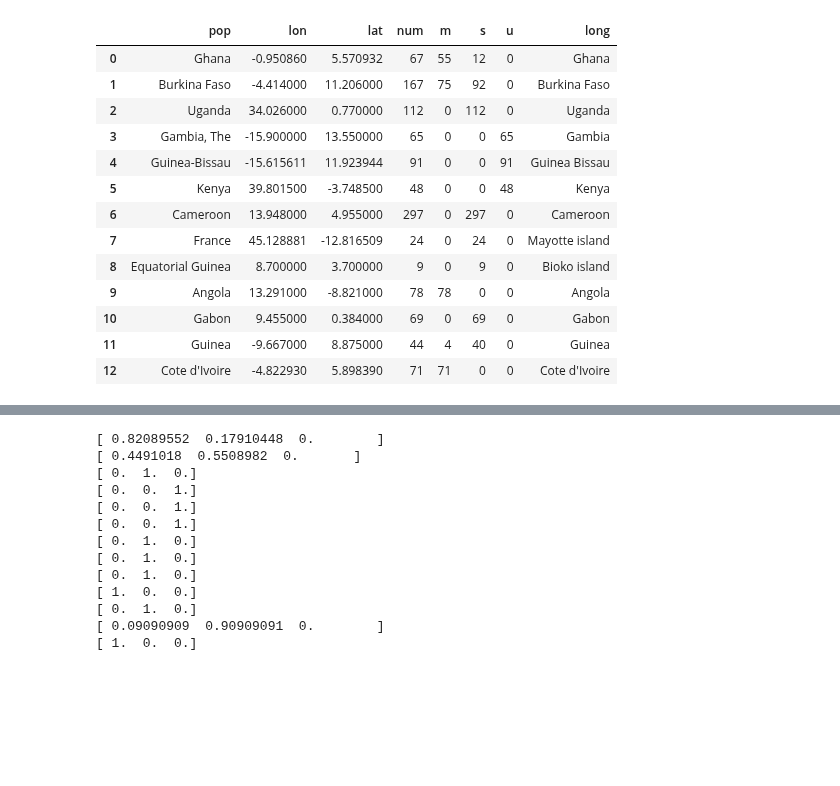
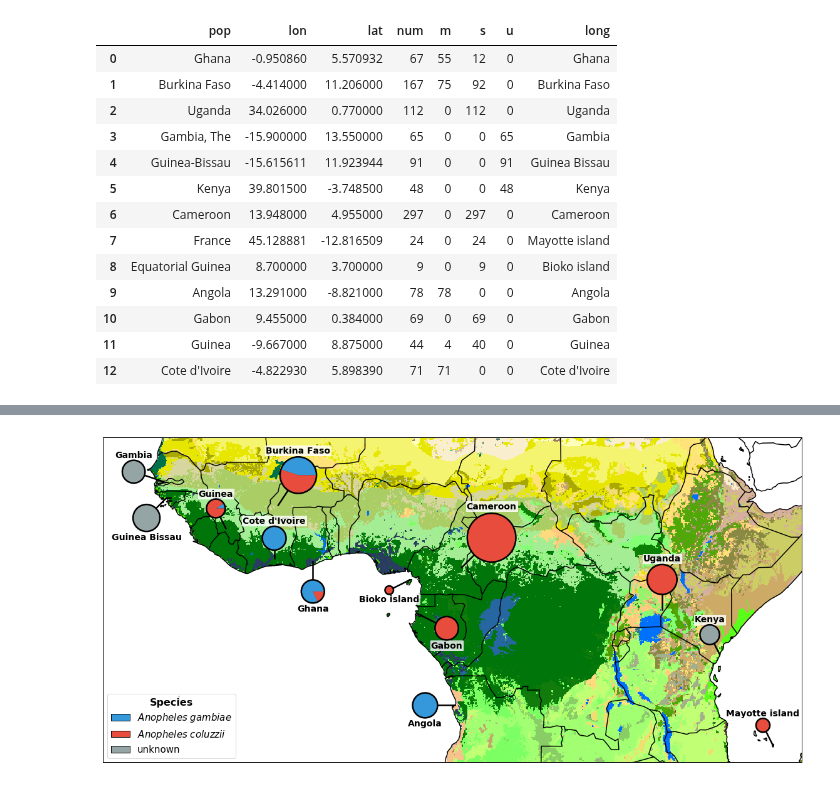
Before and after one commit to alimanfoo/ag1000g-phase2-data-paper, a Jupyter notebook: notebooks/phase_2_collection_map.ipynb, the cells around one changed output, grey strips where cells are left out. Cells and saved outputs as stored; diff of their text form; code cells hidden in the pictures; blank space fills up the shorter version.

```diff
--- a/notebooks/phase_2_collection_map.ipynb
+++ b/notebooks/phase_2_collection_map.ipynb
@@ -737,0 +459,4 @@ df
+# %%
+# for legend
+sp_colors = {l: c for l, c in zip(sp_nm, palette)}
+sp_colors
@@ -824,20 +515,4 @@ plot_shiny_map()
-# %%
-sp_lab = ['m', 's', 'u']
-
-for _, row in df.iterrows():
-    ratios = np.asarray([row[k]/row.num for k in sp_lab])
-    print(ratios)
-# %% [output]
-[ 0.82089552  0.17910448  0.        ]
-[ 0.4491018  0.5508982  0.       ]
-[ 0.  1.  0.]
-[ 0.  0.  1.]
-[ 0.  0.  1.]
-[ 0.  0.  1.]
-[ 0.  1.  0.]
-[ 0.  1.  0.]
-[ 0.  1.  0.]
-[ 1.  0.  0.]
-[ 0.  1.  0.]
-[ 0.09090909  0.90909091  0.        ]
-[ 1.  0.  0.]
+# %%
+plot_shiny_map(fn='../artwork/collection_site_map.jpg')
+# %% [output]
+[figure, added]
```
Also changed, not shown: parts of 25 cells of this notebook, 1 other file.
